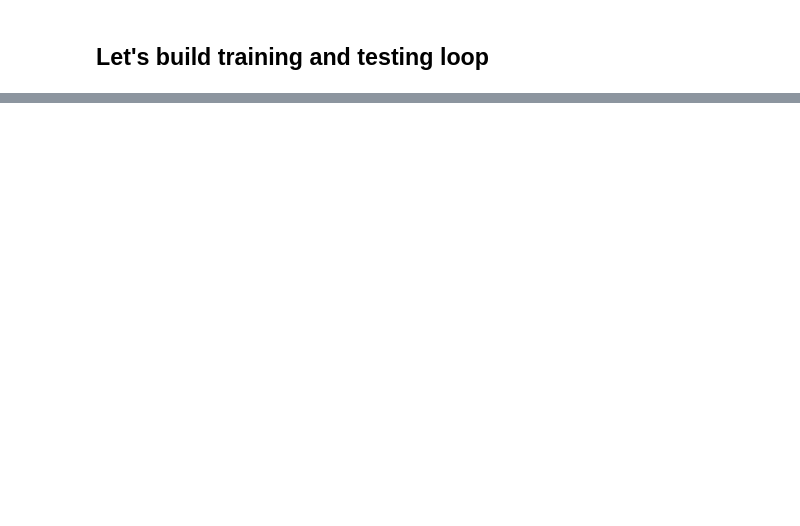
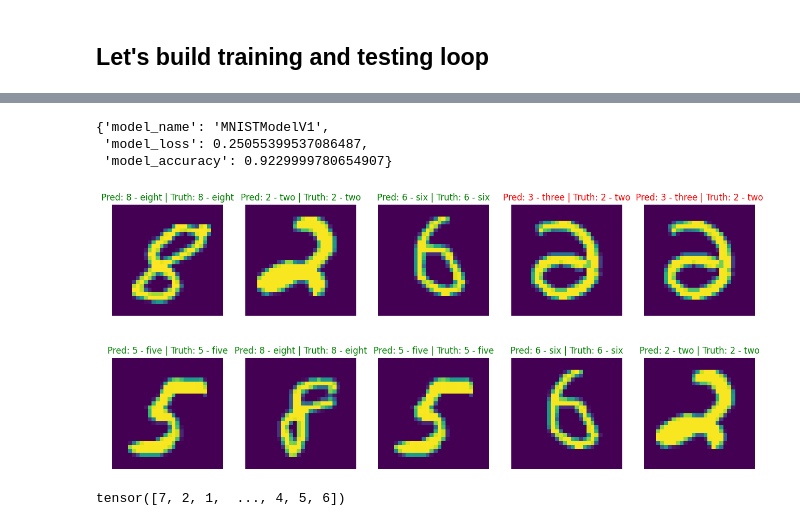
Before and after one commit to MuhammadAbuBakarQureshi/Machine-Learning, a Jupyter notebook: PyTorch/09-PyTorch-Computer-Vision-MNIST.ipynb, the cells around one changed output, grey strips where cells are left out. Cells and saved outputs as stored; diff of their text form; code cells hidden in the pictures; blank space fills up the shorter version.

```diff
--- a/PyTorch/09-PyTorch-Computer-Vision-MNIST.ipynb
+++ b/PyTorch/09-PyTorch-Computer-Vision-MNIST.ipynb
@@ -459,0 +583,27 @@ eval_model(model_0, test_dataloader, loss_fn, device)
+# %%
+class MNISTModelV1(nn.Module):
+
+    def __init__(self, input_shape, hidden_units, output_shape, *args, **kwargs):
+        super().__init__(*args, **kwargs)
+
+        self.layer_stack = nn.Sequential(
+
+            nn.Flatten(),
+            nn.Linear(in_features=input_shape, out_features=hidden_units),
+            nn.ReLU(),
+            nn.Linear(in_features=hidden_units, out_features=hidden_units),
+            nn.ReLU(),
+            nn.Linear(in_features=hidden_units, out_features=output_shape)
+        )
+
+    def forward(self, x:torch.tensor) -> torch.tensor:
+
+        return self.layer_stack(x)
+
+model_1 = MNISTModelV1(
+    input_shape=28*28,
+    hidden_units=32,
+    output_shape=10
+).to(device)
+
+model_1
@@ -459,0 +689,23 @@ eval_model(model_0, test_dataloader, loss_fn, device)
+# %%
+model_1_results = eval_model(model=model_1,
+                             dataloader=test_dataloader,
+                             loss_fn=loss_fn,
+                             device=device)
+model_1_results
+# %% [output]
+{'model_name': 'MNISTModelV1',
+ 'model_loss': 0.25055399537086487,
+ 'model_accuracy': 0.9229999780654907}
+# %%
+plot_predictions(model=model_1,
+                 samples=10)
+# %% [output]
+[figure, added]
+# %%
+y_preds = torch.concat(make_predictions_on_dataloader(model=model_1,
+                               dataloader=test_dataloader,
+                               device=device))
+
+y_preds
+# %% [output]
+tensor([7, 2, 1,  ..., 4, 5, 6])
```
Also changed, not shown: parts of 32 cells of this notebook.
